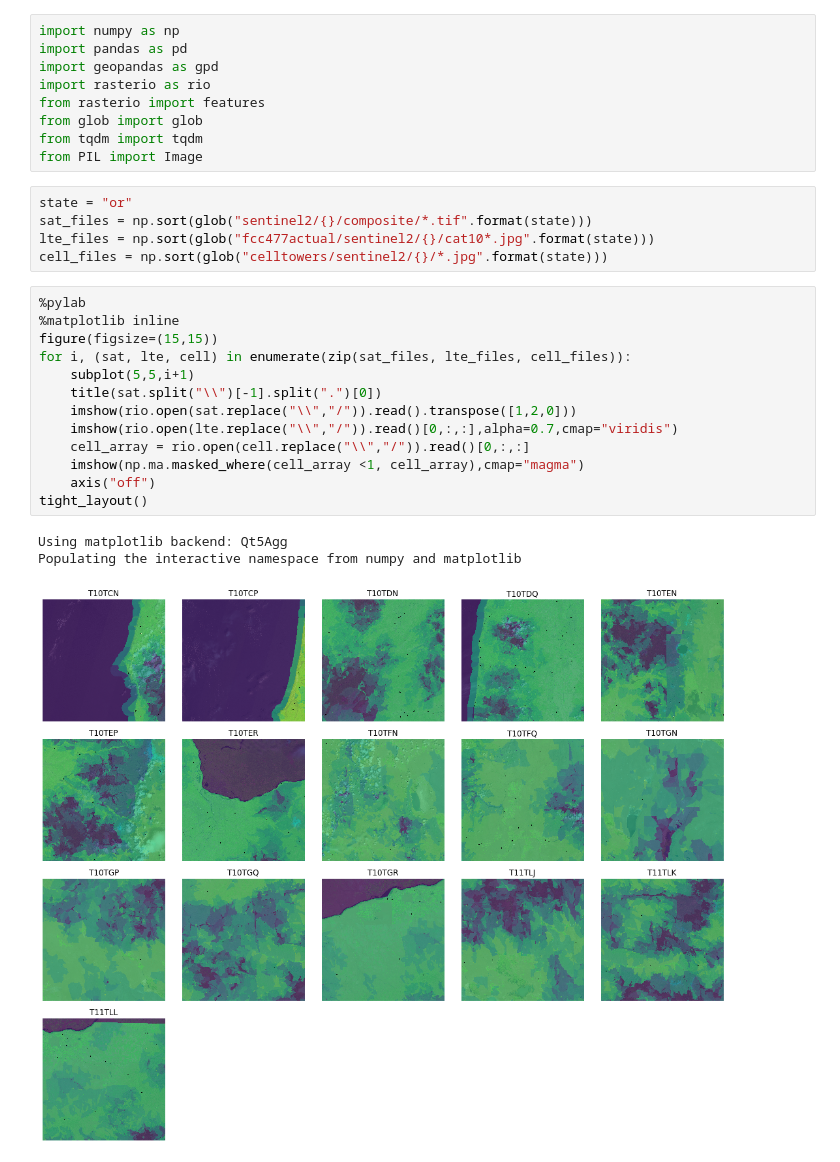
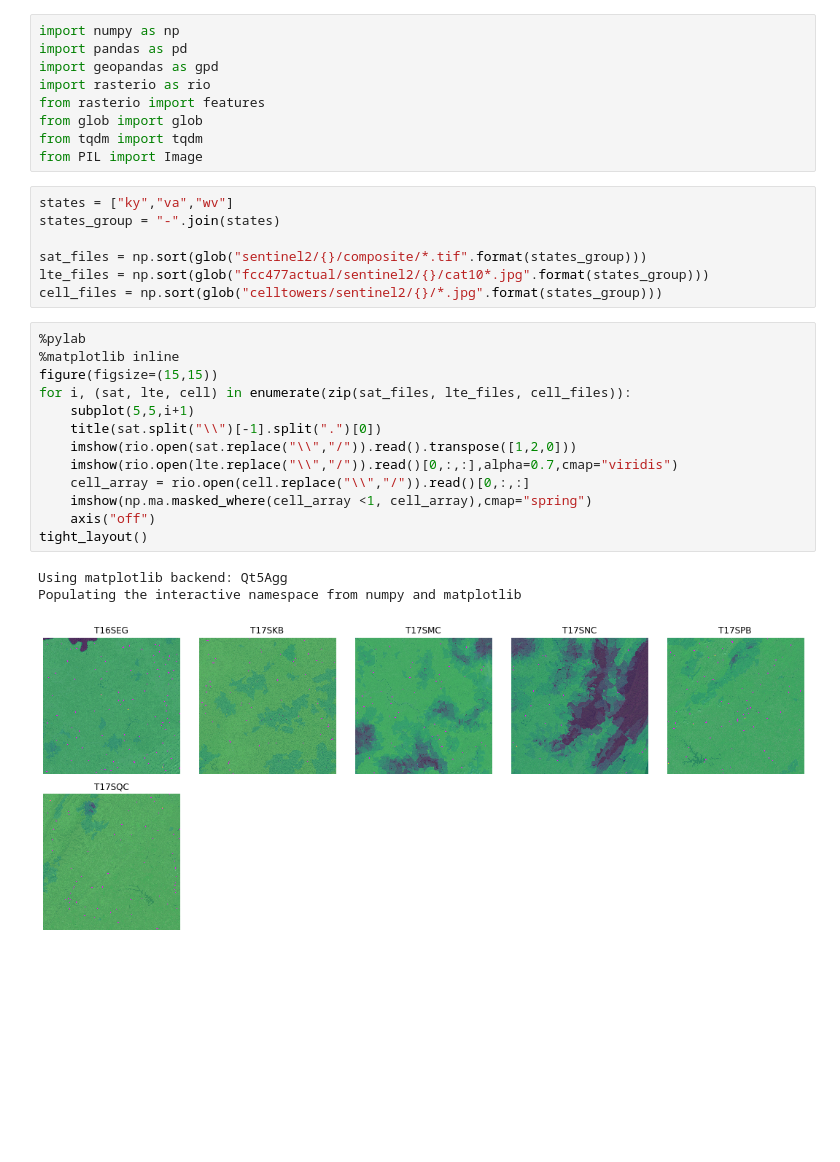
Before and after one commit to colber94/CS230_FinalProject, a Jupyter notebook: Data/view_data.ipynb, the cells around one changed output. Drawn from its saved outputs; the diff is of its cells as text; blank space fills up the shorter version.

```diff
--- a/Data/view_data.ipynb
+++ b/Data/view_data.ipynb
@@ -8,24 +8,26 @@ from glob import glob
 from tqdm import tqdm
 from PIL import Image
 # %%
-state = "or"
-sat_files = np.sort(glob("sentinel2/{}/composite/*.tif".format(state)))
-lte_files = np.sort(glob("fcc477actual/sentinel2/{}/cat10*.jpg".format(state)))
-cell_files = np.sort(glob("celltowers/sentinel2/{}/*.jpg".format(state)))
+states = ["ky","va","wv"]
+states_group = "-".join(states)
+
+sat_files = np.sort(glob("sentinel2/{}/composite/*.tif".format(states_group)))
+lte_files = np.sort(glob("fcc477actual/sentinel2/{}/cat10*.jpg".format(states_group)))
+cell_files = np.sort(glob("celltowers/sentinel2/{}/*.jpg".format(states_group)))
 # %%
 %pylab
 %matplotlib inline
 figure(figsize=(15,15))
 for i, (sat, lte, cell) in enumerate(zip(sat_files, lte_files, cell_files)):
     subplot(5,5,i+1)
     title(sat.split("\\")[-1].split(".")[0])
     imshow(rio.open(sat.replace("\\","/")).read().transpose([1,2,0]))
     imshow(rio.open(lte.replace("\\","/")).read()[0,:,:],alpha=0.7,cmap="viridis")
     cell_array = rio.open(cell.replace("\\","/")).read()[0,:,:]
-    imshow(np.ma.masked_where(cell_array <1, cell_array),cmap="magma")
+    imshow(np.ma.masked_where(cell_array <1, cell_array),cmap="spring")
     axis("off")
 tight_layout()
 # %% [output]
 Using matplotlib backend: Qt5Agg
 Populating the interactive namespace from numpy and matplotlib
-[figure, old version]
+[figure, new version]
```
Also changed, not shown: 6 other files.
